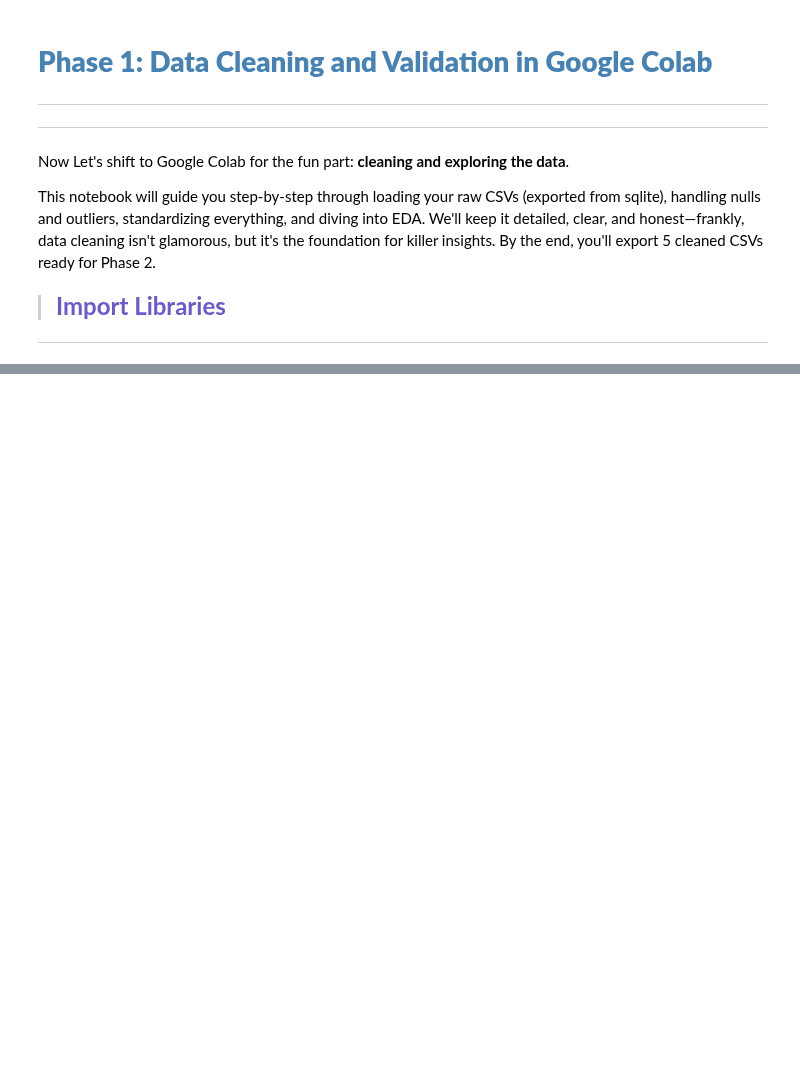
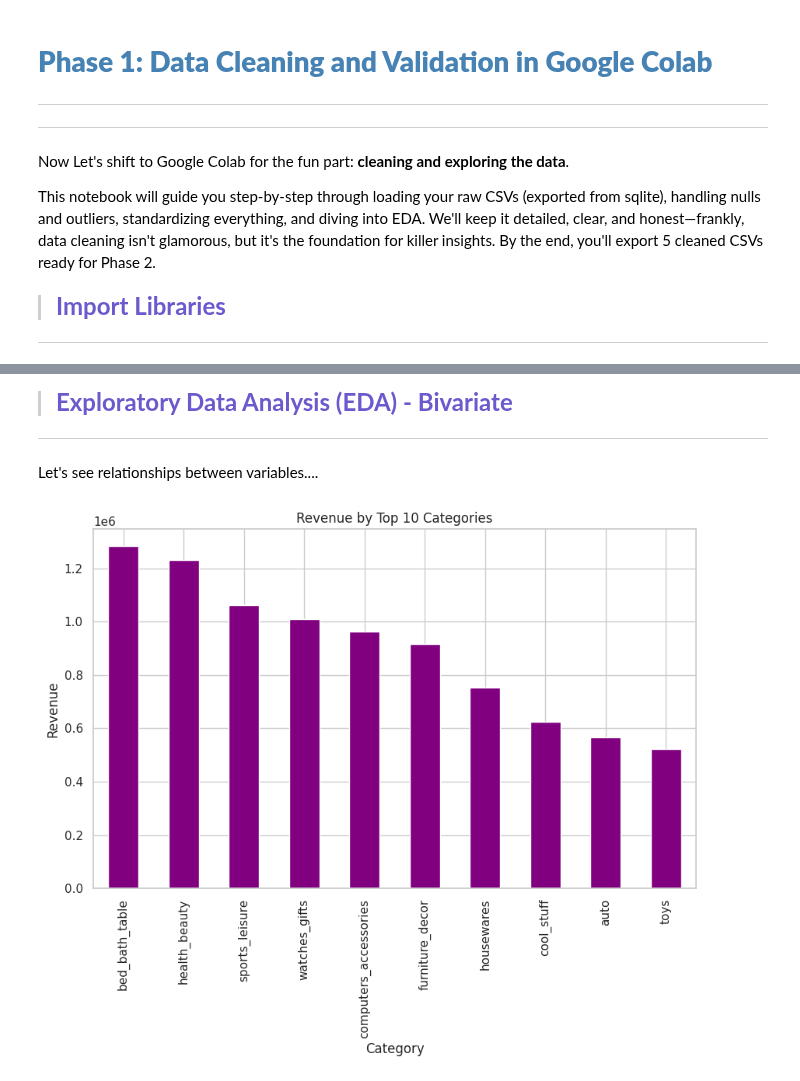
Before and after one commit to Kanakbaghel/Capstone_Project, a Jupyter notebook: Scripts/EDA.ipynb, the cells around one changed output, grey strips where cells are left out. Saved outputs shown, nothing was run; the diff lists cells and outputs as text; code cells hidden in the pictures; blank space fills up the shorter version.

```diff
--- a/Scripts/EDA.ipynb
+++ b/Scripts/EDA.ipynb
@@ -154,0 +403,15 @@ Customers shape: (99441, 11)
+# %% [markdown]
+> <font color=slateblue size=5>**Exploratory Data Analysis (EDA) - Bivariate**
+-----
+Let's see relationships between variables....
+# %%
+# Category vs. Revenue
+category_revenue = sales.groupby('category_english')['total_price'].sum().nlargest(10)
+category_revenue.plot(kind='bar', color='purple')
+plt.title('Revenue by Top 10 Categories')
+plt.xlabel('Category')
+plt.ylabel('Revenue')
+plt.show()
+# Insight: Health_beauty leads—focus marketing there.
+# %% [output]
+[figure, added]
```
Also changed, not shown: parts of 47 cells of this notebook.
